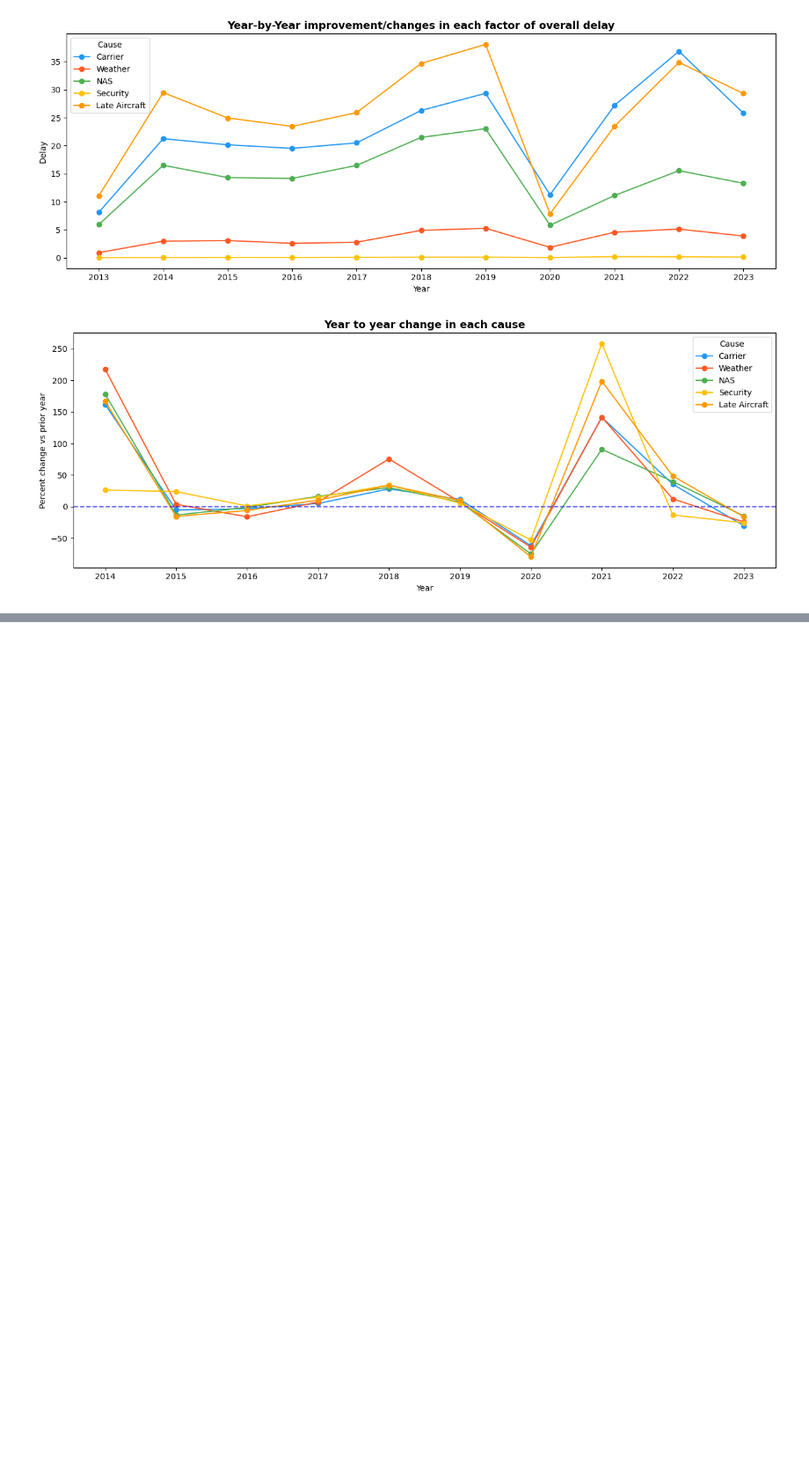
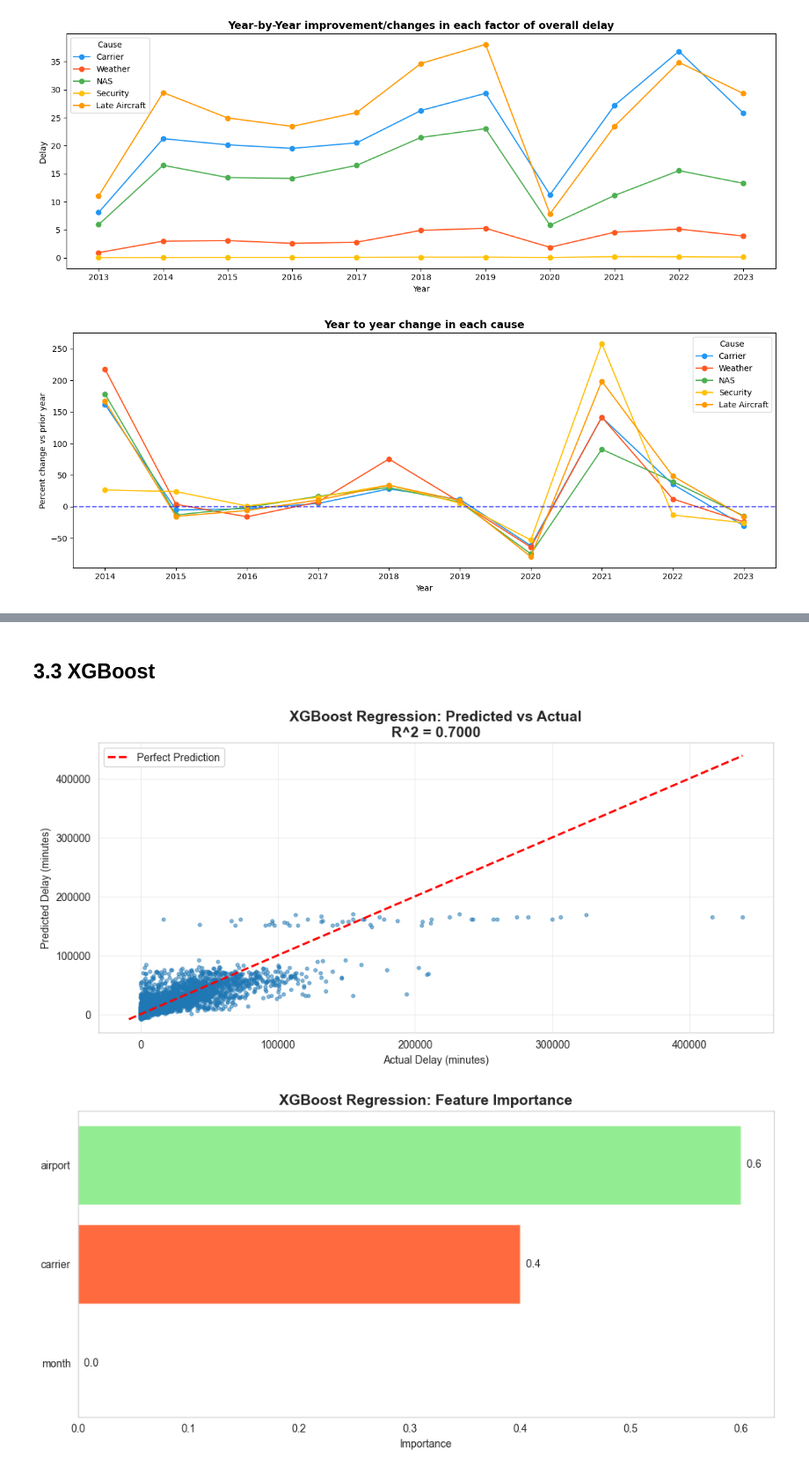
Before and after one commit to KuanchengWang/ECE143-WI26-G7, a Jupyter notebook: main_analysis.ipynb, the cells around one changed output, grey strips where cells are left out. Shown at 88% size. Drawn from its saved outputs; the diff is of its cells as text; code cells hidden in the pictures; blank space fills up the shorter version.

```diff
--- a/main_analysis.ipynb
+++ b/main_analysis.ipynb
@@ -105,0 +95,11 @@ AirportDelayAnalyzer.plot_top_airports_bar()
+# %% [markdown]
+## 3.3 XGBoost
+# %%
+from src.xgboost_model import DelayXGBoost
+from src.regression_visualization import visualize_results
+
+results = DelayXGBoost().train_model()
+visualize_results(results, model_name='XGBoost Regression')
+# %% [output]
+[figure, added]
+[figure, added]
```
Also changed, not shown: parts of 18 cells of this notebook, 9 other files.
